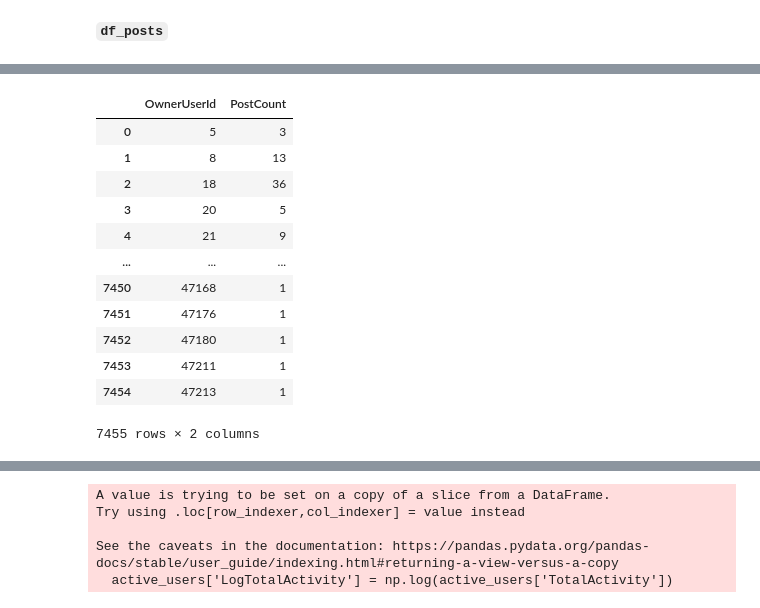
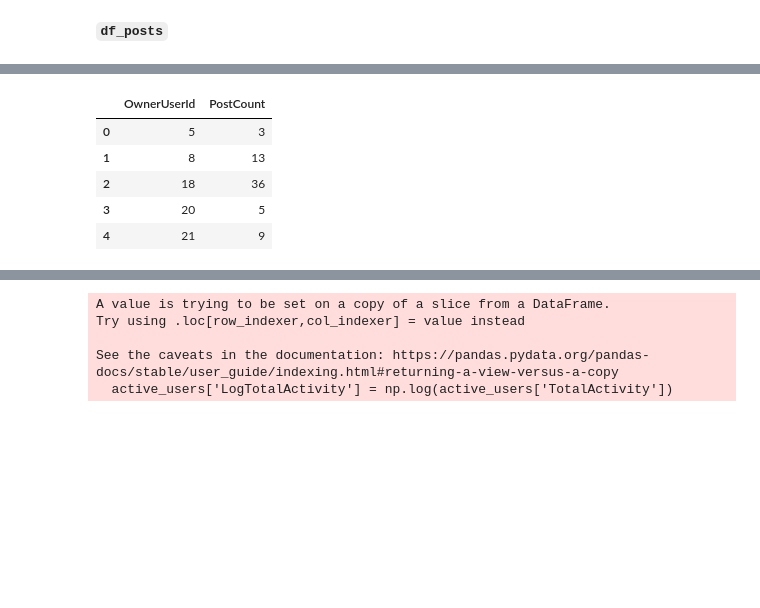
Before and after one commit to pierrehogenhaug/stackexchange_politics, a Jupyter notebook: stackexchange_data.ipynb, the cells around one changed output, grey strips where cells are left out. Saved outputs shown, nothing was run; the diff lists cells and outputs as text; code cells hidden in the pictures; blank space fills up the shorter version.

```diff
--- a/stackexchange_data.ipynb
+++ b/stackexchange_data.ipynb
@@ -522,16 +504,9 @@ user_comments_count
 # %%
-user_posts_count
+user_posts_count.head()
 # %% [output]
 |  | OwnerUserId | PostCount |
 | 0 | 5 | 3 |
 | 1 | 8 | 13 |
 | 2 | 18 | 36 |
 | 3 | 20 | 5 |
 | 4 | 21 | 9 |
-| ... | ... | ... |
-| 7450 | 47168 | 1 |
-| 7451 | 47176 | 1 |
-| 7452 | 47180 | 1 |
-| 7453 | 47211 | 1 |
-| 7454 | 47213 | 1 |
-7455 rows × 2 columns
```
Also changed, not shown: parts of 14 cells of this notebook.
